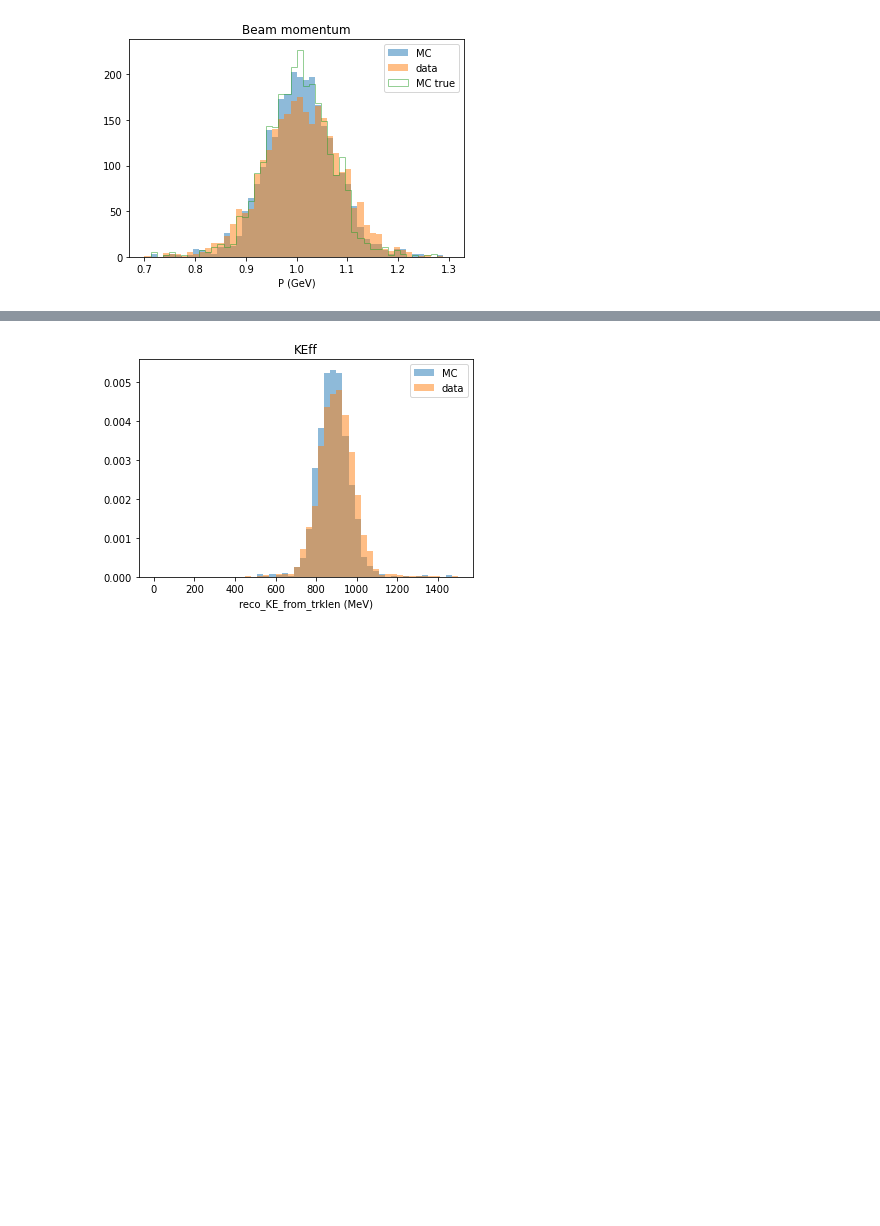
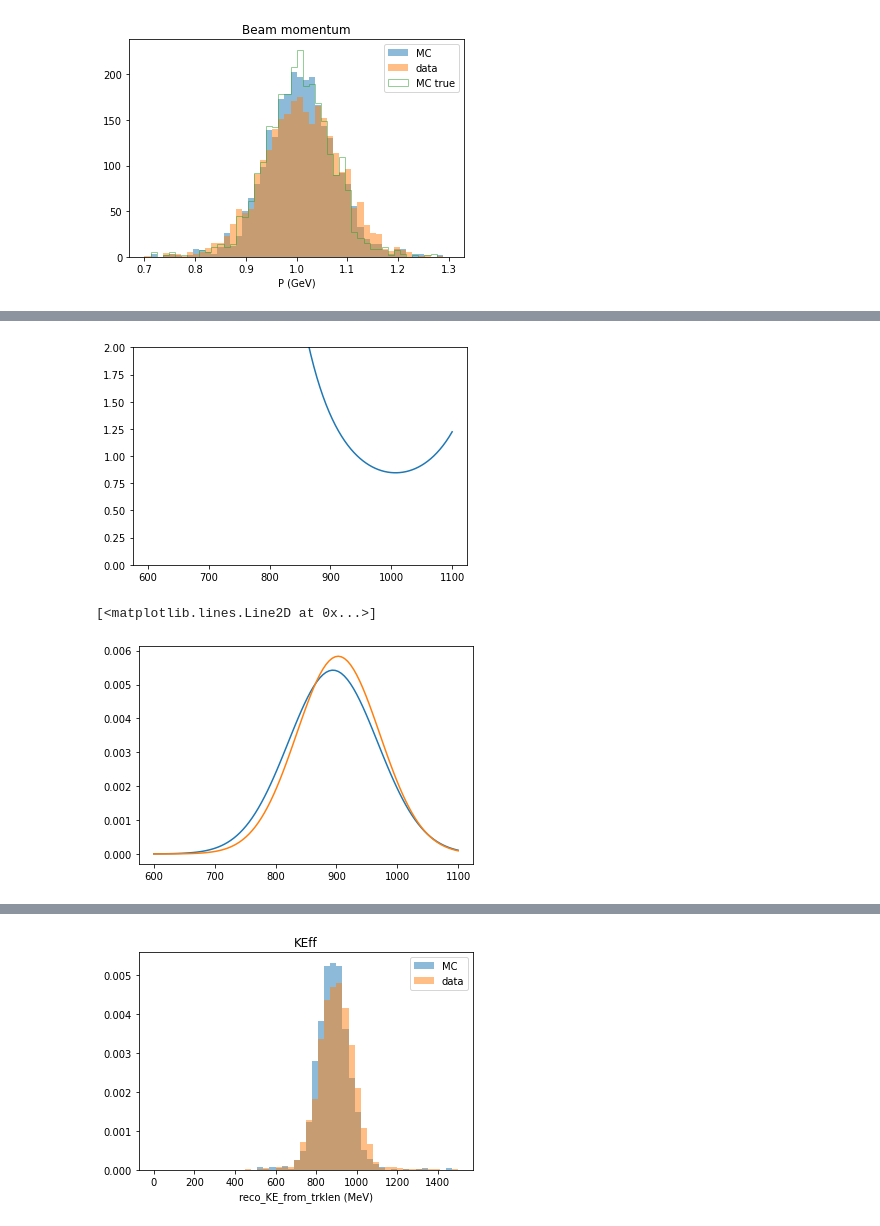
Before and after one commit to fnal-dunephysics/thinslice, a Jupyter notebook: macros/pion/momentum_reweight.ipynb, the cells around one changed output, grey strips where cells are left out. Drawn from its saved outputs; the diff is of its cells as text; code cells hidden in the pictures; blank space fills up the shorter version.

```diff
--- a/macros/pion/momentum_reweight.ipynb
+++ b/macros/pion/momentum_reweight.ipynb
@@ -79,0 +128,11 @@ MC true fitted (mu, sigma) = (1.0031953419820514, 0.0669145504342396)
+# %%
+yy = np.linspace(600,1100,100)
+plt.plot(yy, norm.pdf(yy, 1007, 68.17)/norm.pdf(yy, 1007, 57.7))
+plt.ylim([0,2])
+plt.show()
+plt.plot(yy, norm.pdf(yy, 894.3, 73.55))
+plt.plot(yy, norm.pdf(yy, 902.9, 68.37))
+# %% [output]
+[figure, added]
+[<matplotlib.lines.Line2D at 0x...>]
+[figure, added]
```
Also changed, not shown: parts of 9 cells of this notebook, 3 other files.
